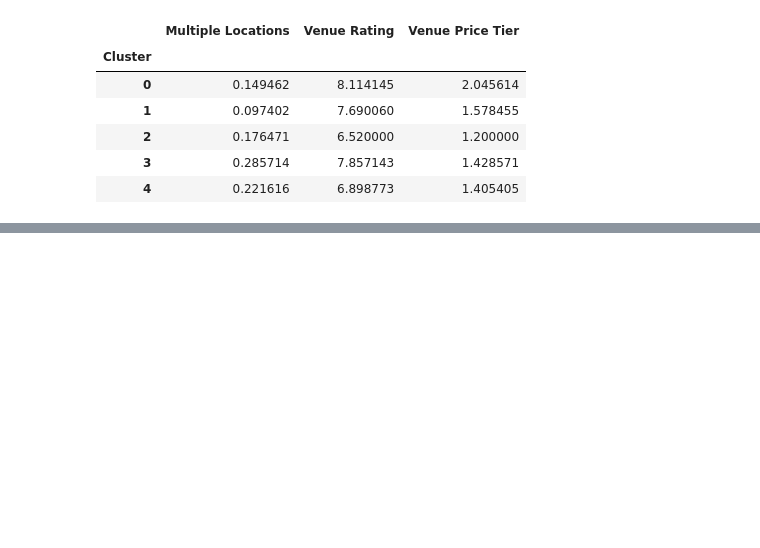
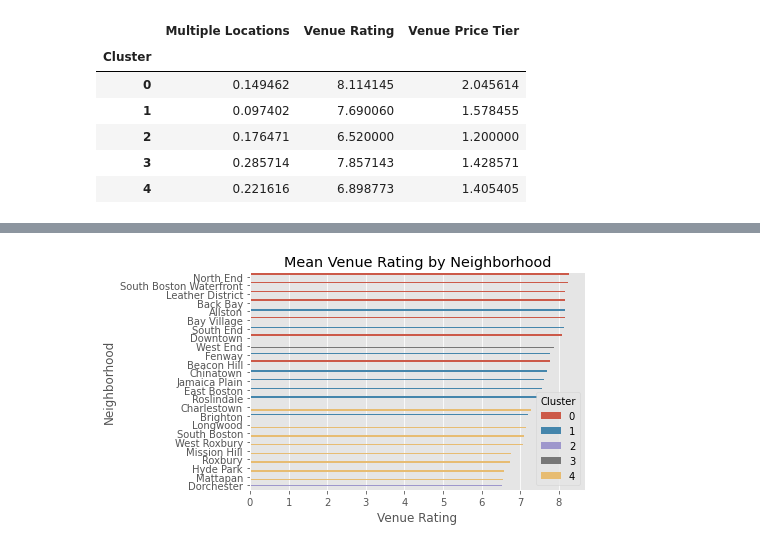
Before and after one commit to brandonbellanti/Coursera_Capstone, a Jupyter notebook: final_project/boston_food_scene.ipynb, the cells around one changed output, grey strips where cells are left out. Drawn from its saved outputs; the diff is of its cells as text; code cells hidden in the pictures; blank space fills up the shorter version.

```diff
--- a/final_project/boston_food_scene.ipynb
+++ b/final_project/boston_food_scene.ipynb
@@ -891,0 +995,8 @@ sns.barplot(data=features.reset_index().sort_values(by='Venue Price Tier',ascend
+# %%
+# plot mean venue rating by neighborhood and cluster
+plot_features = features.reset_index().sort_values(by='Venue Rating',ascending=False)
+sns.barplot(data=plot_features, y='Neighborhood',x='Venue Rating',hue='Cluster')
+plt.title('Mean Venue Rating by Neighborhood')
+plt.show()
+# %% [output]
+[figure, added]
```
Also changed, not shown: parts of 62 cells of this notebook.
